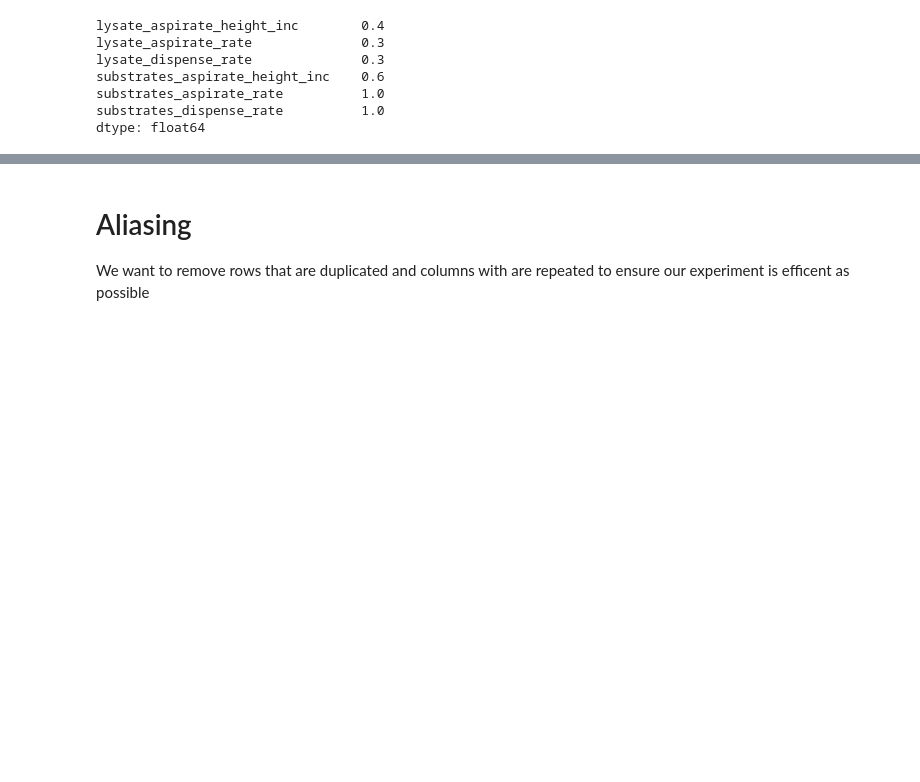
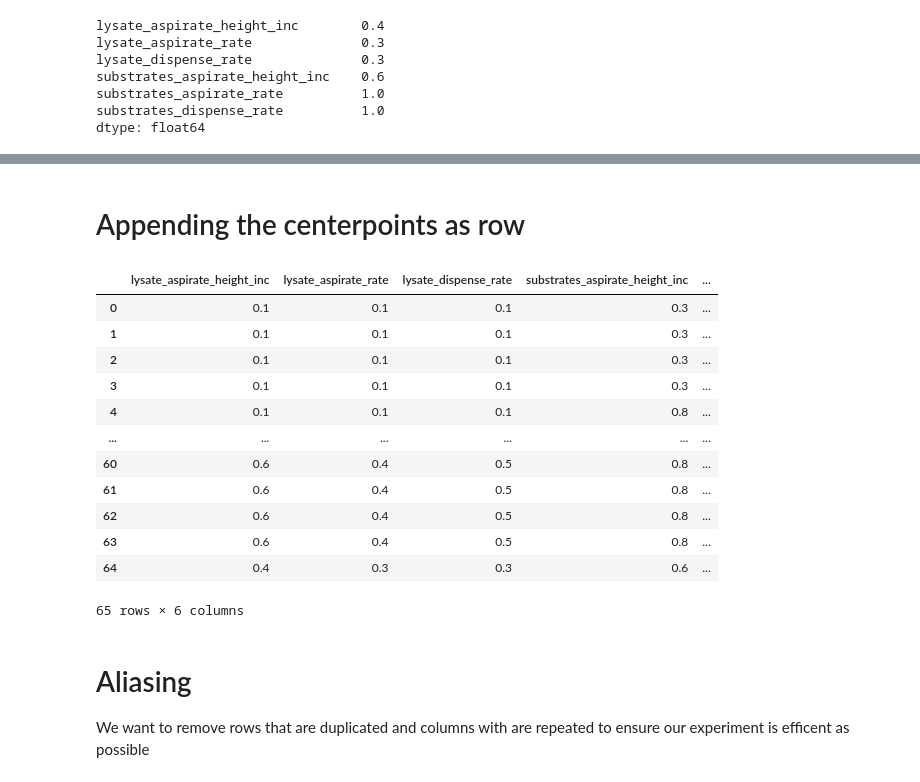
Before and after one commit to Laohakunakorn-Group/NLLAB_OT2_Protocol_Dev, a Jupyter notebook: Technical_error_active_learning/src/active_learning/doe_test.ipynb, the cells around one changed output, grey strips where cells are left out. Drawn from its saved outputs; the diff is of its cells as text; code cells hidden in the pictures; blank space fills up the shorter version.

```diff
--- a/Technical_error_active_learning/src/active_learning/doe_test.ipynb
+++ b/Technical_error_active_learning/src/active_learning/doe_test.ipynb
@@ -204,3 +280,23 @@ experimental_design
+# %% [markdown]
+# Appending the centerpoints as row
+# %%
+# pandas concat is not 'columns aware' so have to use this weird centerpoint_series.to_frame(1).T thing to orientate it properly
+experimental_design = pd.concat([experimental_design, centerpoint_series.to_frame(1).T], axis=0, ignore_index = True)
+experimental_design
+# %% [output]
+|  | lysate_aspirate_height_inc | lysate_aspirate_rate | lysate_dispense_rate | substrates_aspirate_height_inc | ... |
+| 0 | 0.1 | 0.1 | 0.1 | 0.3 | ... |
+| 1 | 0.1 | 0.1 | 0.1 | 0.3 | ... |
+| 2 | 0.1 | 0.1 | 0.1 | 0.3 | ... |
+| 3 | 0.1 | 0.1 | 0.1 | 0.3 | ... |
+| 4 | 0.1 | 0.1 | 0.1 | 0.8 | ... |
+| ... | ... | ... | ... | ... | ... |
+| 60 | 0.6 | 0.4 | 0.5 | 0.8 | ... |
+| 61 | 0.6 | 0.4 | 0.5 | 0.8 | ... |
+| 62 | 0.6 | 0.4 | 0.5 | 0.8 | ... |
+| 63 | 0.6 | 0.4 | 0.5 | 0.8 | ... |
+| 64 | 0.4 | 0.3 | 0.3 | 0.6 | ... |
+65 rows × 6 columns
 # %% [markdown]
 # Aliasing
 
```
Also changed, not shown: parts of 11 cells of this notebook.
